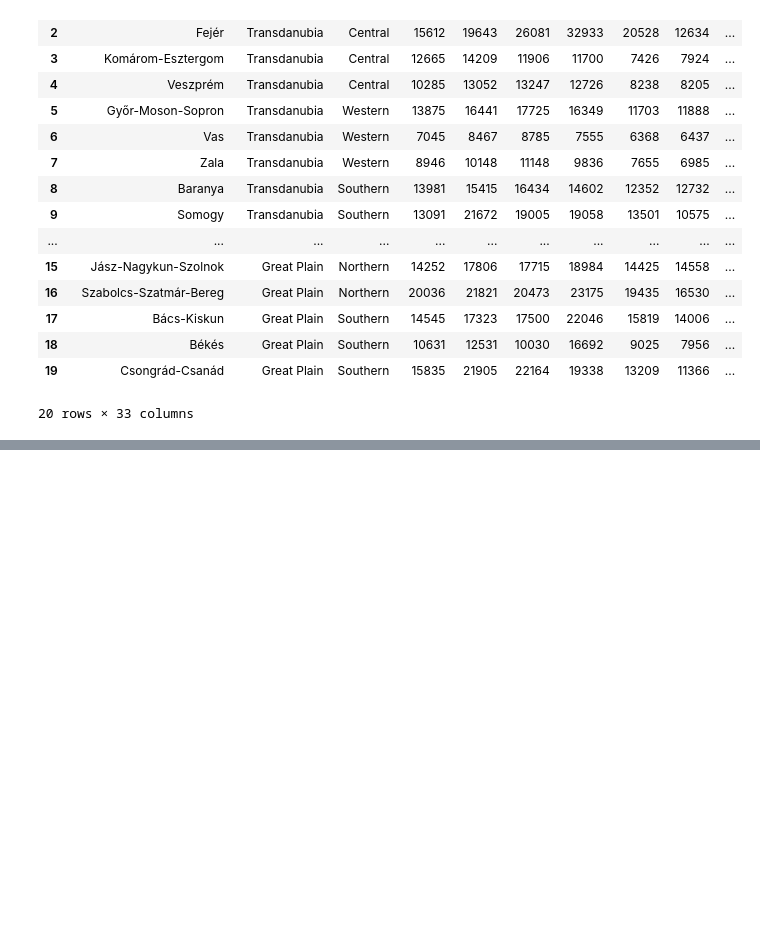
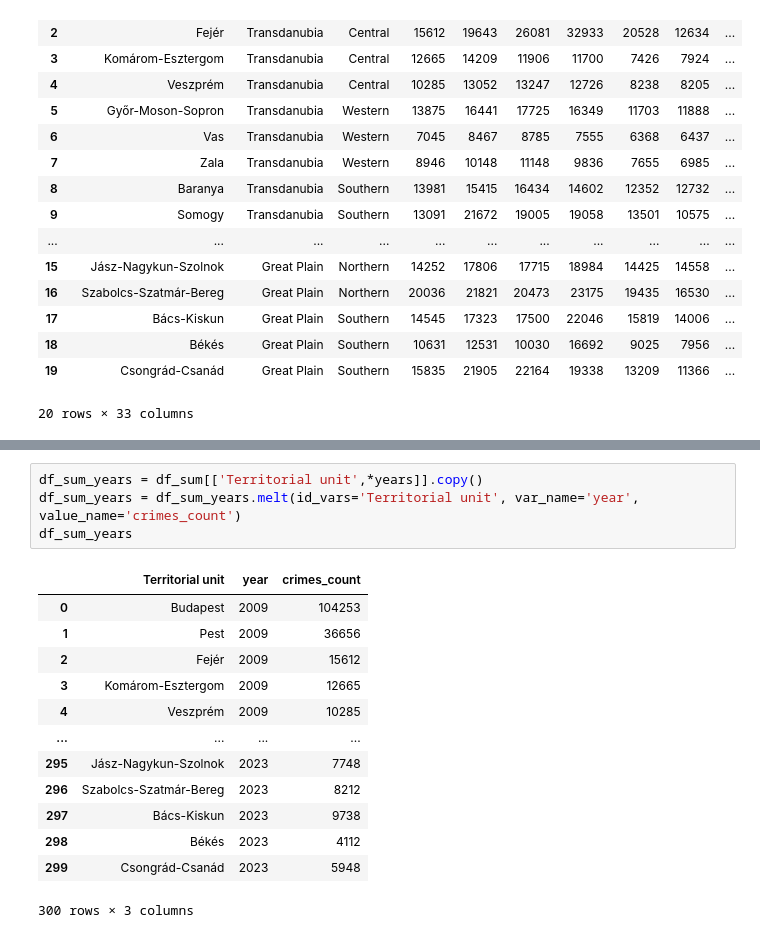
Before and after one commit to SziZsolt/Hungary-Crime, a Jupyter notebook: main.ipynb, the cells around one changed output, grey strips where cells are left out. Drawn from its saved outputs; the diff is of its cells as text; blank space fills up the shorter version.

```diff
--- a/main.ipynb
+++ b/main.ipynb
@@ -156,5 +156,23 @@ plt.xlabel('Territorial unit')
 plt.show()
 # %% [output]
 [figure]
+# %%
+df_sum_years = df_sum[['Territorial unit',*years]].copy()
+df_sum_years = df_sum_years.melt(id_vars='Territorial unit', var_name='year', value_name='crimes_count')
+df_sum_years
+# %% [output]
+|  | Territorial unit | year | crimes_count |
+| 0 | Budapest | 2009 | 104253 |
+| 1 | Pest | 2009 | 36656 |
+| 2 | Fejér | 2009 | 15612 |
+| 3 | Komárom-Esztergom | 2009 | 12665 |
+| 4 | Veszprém | 2009 | 10285 |
+| ... | ... | ... | ... |
+| 295 | Jász-Nagykun-Szolnok | 2023 | 7748 |
+| 296 | Szabolcs-Szatmár-Bereg | 2023 | 8212 |
+| 297 | Bács-Kiskun | 2023 | 9738 |
+| 298 | Békés | 2023 | 4112 |
+| 299 | Csongrád-Csanád | 2023 | 5948 |
+300 rows × 3 columns
 # %%
 plt.figure(figsize=(12,8))
```
Also changed, not shown: parts of 3 cells of this notebook.
